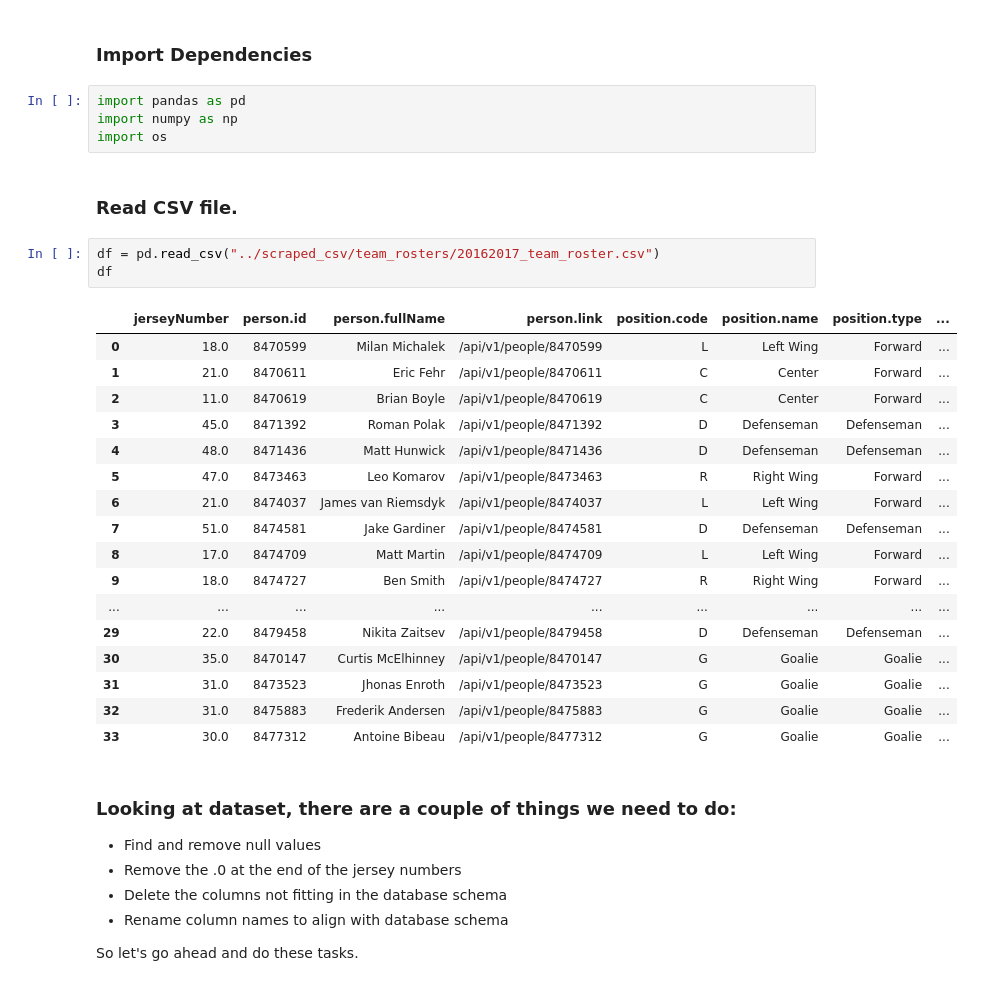
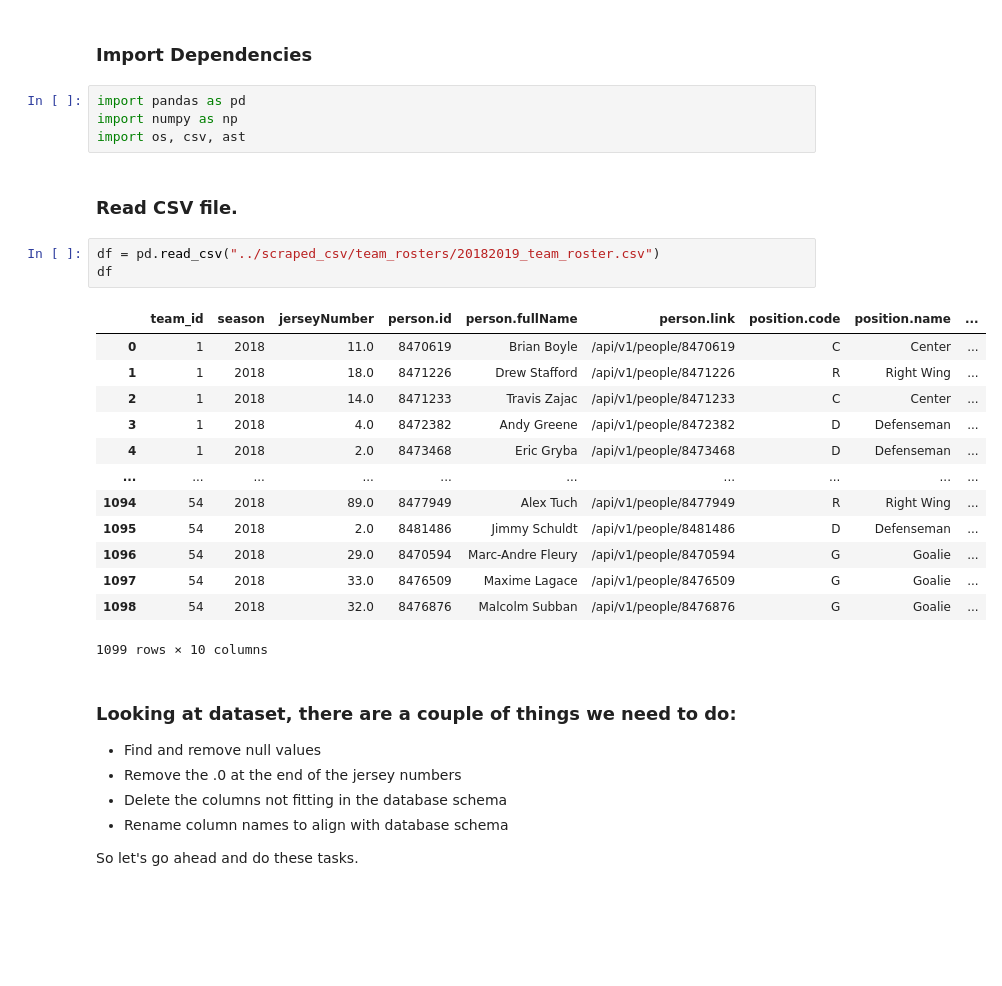
Before and after one commit to smzalam/StatChek, a Jupyter notebook: src/data/cleaning_datasets/cleaning_teamRosters.ipynb, the cells around one changed output. Cells and saved outputs as stored; diff of their text form; blank space fills up the shorter version.

Commit message:
cleansed scraped data furhter to fit database schema

```diff
--- a/src/data/cleaning_datasets/cleaning_teamRosters.ipynb
+++ b/src/data/cleaning_datasets/cleaning_teamRosters.ipynb
@@ -3,30 +3,26 @@
 # %%
 import pandas as pd
 import numpy as np
-import os
+import os, csv, ast
 # %% [markdown]
 ### Read CSV file.
 # %%
-df = pd.read_csv("../scraped_csv/team_rosters/20162017_team_roster.csv")
+df = pd.read_csv("../scraped_csv/team_rosters/20182019_team_roster.csv")
 df
 # %% [output]
-|  | jerseyNumber | person.id | person.fullName | person.link | position.code | position.name | position.type | ... |
-| 0 | 18.0 | 8470599 | Milan Michalek | /api/v1/people/8470599 | L | Left Wing | Forward | ... |
-| 1 | 21.0 | 8470611 | Eric Fehr | /api/v1/people/8470611 | C | Center | Forward | ... |
-| 2 | 11.0 | 8470619 | Brian Boyle | /api/v1/people/8470619 | C | Center | Forward | ... |
-| 3 | 45.0 | 8471392 | Roman Polak | /api/v1/people/8471392 | D | Defenseman | Defenseman | ... |
-| 4 | 48.0 | 8471436 | Matt Hunwick | /api/v1/people/8471436 | D | Defenseman | Defenseman | ... |
-| 5 | 47.0 | 8473463 | Leo Komarov | /api/v1/people/8473463 | R | Right Wing | Forward | ... |
-| 6 | 21.0 | 8474037 | James van Riemsdyk | /api/v1/people/8474037 | L | Left Wing | Forward | ... |
-| 7 | 51.0 | 8474581 | Jake Gardiner | /api/v1/people/8474581 | D | Defenseman | Defenseman | ... |
-| 8 | 17.0 | 8474709 | Matt Martin | /api/v1/people/8474709 | L | Left Wing | Forward | ... |
-| 9 | 18.0 | 8474727 | Ben Smith | /api/v1/people/8474727 | R | Right Wing | Forward | ... |
-| ... | ... | ... | ... | ... | ... | ... | ... | ... |
-| 29 | 22.0 | 8479458 | Nikita Zaitsev | /api/v1/people/8479458 | D | Defenseman | Defenseman | ... |
-| 30 | 35.0 | 8470147 | Curtis McElhinney | /api/v1/people/8470147 | G | Goalie | Goalie | ... |
-| 31 | 31.0 | 8473523 | Jhonas Enroth | /api/v1/people/8473523 | G | Goalie | Goalie | ... |
-| 32 | 31.0 | 8475883 | Frederik Andersen | /api/v1/people/8475883 | G | Goalie | Goalie | ... |
-| 33 | 30.0 | 8477312 | Antoine Bibeau | /api/v1/people/8477312 | G | Goalie | Goalie | ... |
+|  | team_id | season | jerseyNumber | person.id | person.fullName | person.link | position.code | position.name | ... |
+| 0 | 1 | 2018 | 11.0 | 8470619 | Brian Boyle | /api/v1/people/8470619 | C | Center | ... |
+| 1 | 1 | 2018 | 18.0 | 8471226 | Drew Stafford | /api/v1/people/8471226 | R | Right Wing | ... |
+| 2 | 1 | 2018 | 14.0 | 8471233 | Travis Zajac | /api/v1/people/8471233 | C | Center | ... |
+| 3 | 1 | 2018 | 4.0 | 8472382 | Andy Greene | /api/v1/people/8472382 | D | Defenseman | ... |
+| 4 | 1 | 2018 | 2.0 | 8473468 | Eric Gryba | /api/v1/people/8473468 | D | Defenseman | ... |
+| ... | ... | ... | ... | ... | ... | ... | ... | ... | ... |
+| 1094 | 54 | 2018 | 89.0 | 8477949 | Alex Tuch | /api/v1/people/8477949 | R | Right Wing | ... |
+| 1095 | 54 | 2018 | 2.0 | 8481486 | Jimmy Schuldt | /api/v1/people/8481486 | D | Defenseman | ... |
+| 1096 | 54 | 2018 | 29.0 | 8470594 | Marc-Andre Fleury | /api/v1/people/8470594 | G | Goalie | ... |
+| 1097 | 54 | 2018 | 33.0 | 8476509 | Maxime Lagace | /api/v1/people/8476509 | G | Goalie | ... |
+| 1098 | 54 | 2018 | 32.0 | 8476876 | Malcolm Subban | /api/v1/people/8476876 | G | Goalie | ... |
+1099 rows × 10 columns
 # %% [markdown]
 ### Looking at dataset, there are a couple of things we need to do:
 - Find and remove null values
```
Also changed, not shown: parts of 31 cells of this notebook, 13 other files.
